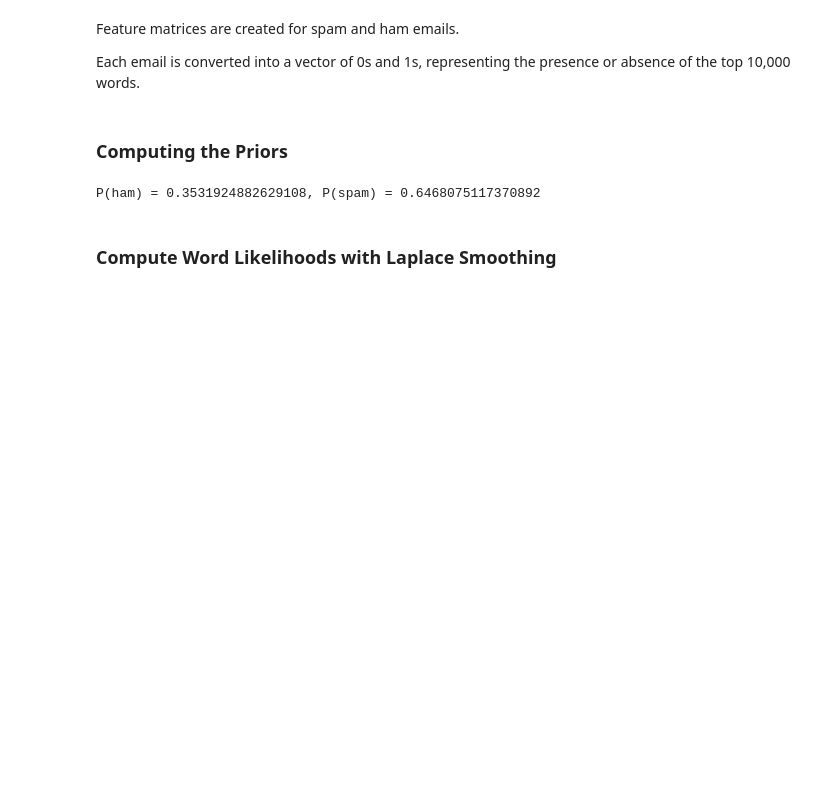
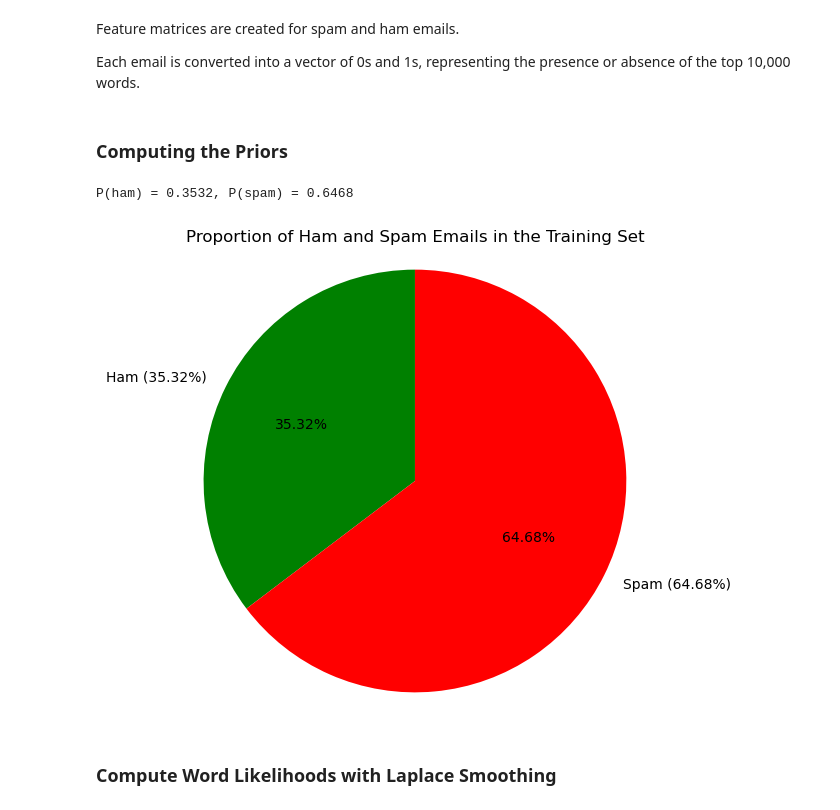
Before and after one commit to xkaze09/CMSC197, a Jupyter notebook: Assignment 4/hw4-salinas.ipynb, the cells around one changed output. Cells and saved outputs as stored; diff of their text form; code cells hidden in the pictures; blank space fills up the shorter version.

```diff
--- a/Assignment 4/hw4-salinas.ipynb
+++ b/Assignment 4/hw4-salinas.ipynb
@@ -230,17 +299,35 @@ Feature matrices are created for spam and ham emails.
 # %% [markdown]
 ### Computing the Priors
 # %%
-# The priors (P(ham) and P(spam)) are calculated based on the proportion of ham and spam emails in the training set.
-n_ham = len(train_ham_df)
-n_spam = len(train_spam_df)
-n_total = len(train_df)
+# Calculate the number of ham, spam, and total emails in the training set
+num_ham_emails = len(train_ham_df)
+num_spam_emails = len(train_spam_df)
+num_total_emails = len(train_data_df)
 
-# Calculate prior probabilities for spam and ham
-p_ham = n_ham / n_total
-p_spam = n_spam / n_total
-print(f"P(ham) = {p_ham}, P(spam) = {p_spam}")
+# Calculate prior probabilities for ham and spam
+prior_ham = num_ham_emails / num_total_emails
+prior_spam = num_spam_emails / num_total_emails
+
+# Output the prior probabilities
+print(f"P(ham) = {prior_ham:.4f}, P(spam) = {prior_spam:.4f}")
 # %% [output]
-P(ham) = 0.3531924882629108, P(spam) = 0.6468075117370892
+P(ham) = 0.3532, P(spam) = 0.6468
+# %%
+import matplotlib.pyplot as plt
+
+# Data for visualization
+labels = ['Ham (35.32%)', 'Spam (64.68%)']
+sizes = [prior_ham, prior_spam]
+colors = ['green', 'red']
+
+# Create a pie chart
+plt.figure(figsize=(6, 6))
+plt.pie(sizes, labels=labels, colors=colors, autopct='%1.2f%%', startangle=90)
+plt.axis('equal')  # Equal aspect ratio ensures that pie is drawn as a circle.
+plt.title('Proportion of Ham and Spam Emails in the Training Set')
+plt.show()
+# %% [output]
+[figure, added]
 # %% [markdown]
 ### Compute Word Likelihoods with Laplace Smoothing
 # %%
```
Also changed, not shown: parts of 25 cells of this notebook.
